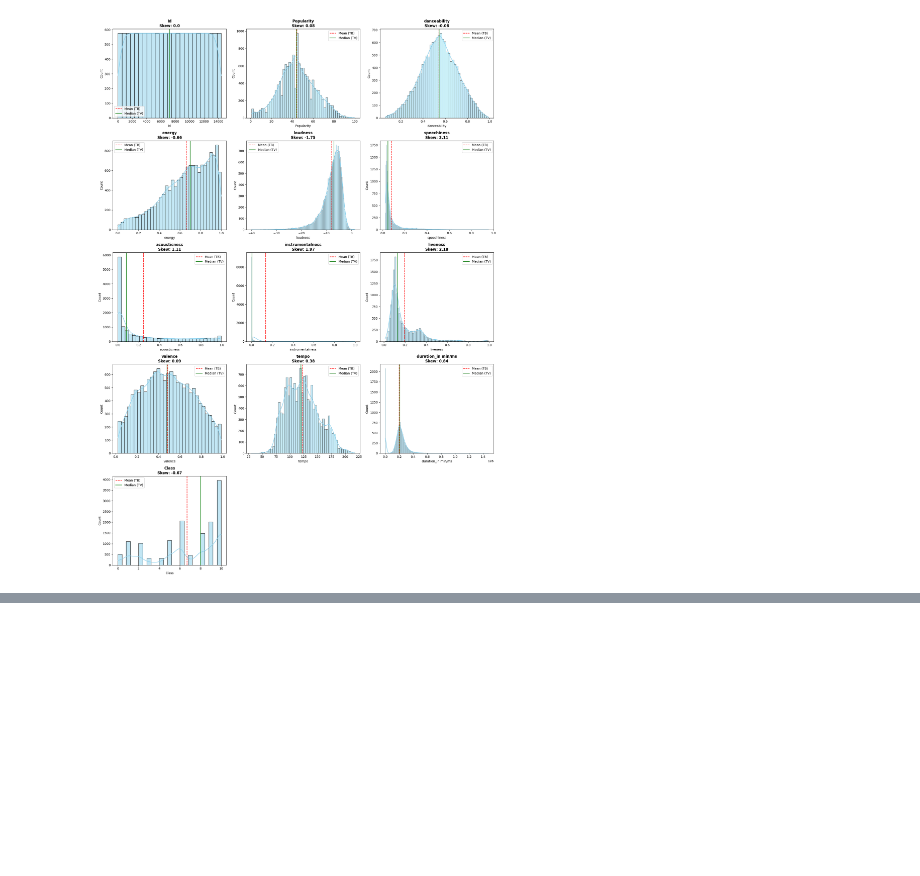
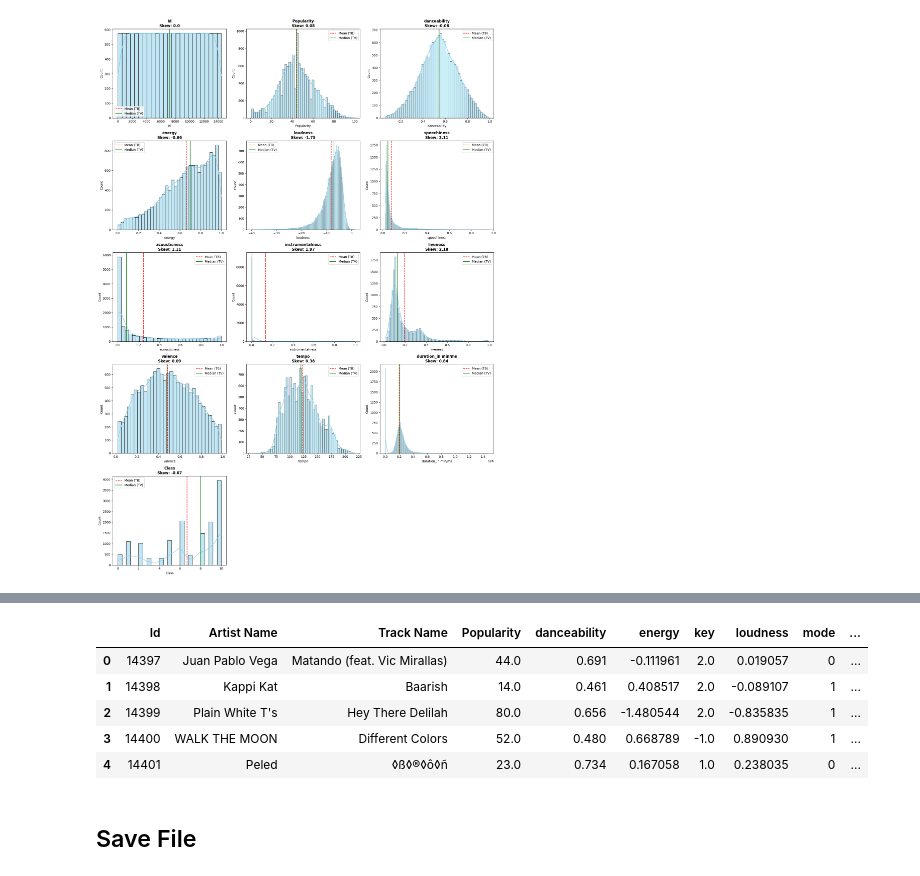
Before and after one commit to NguyenToanThang-kotaru/MachineLearningBasic_teamPJ, a Jupyter notebook: music_genre/notebook/general/preprocessing.ipynb, the cells around one changed output, grey strips where cells are left out. Saved outputs shown, nothing was run; the diff lists cells and outputs as text; code cells hidden in the pictures; blank space fills up the shorter version.

```diff
--- a/music_genre/notebook/general/preprocessing.ipynb
+++ b/music_genre/notebook/general/preprocessing.ipynb
@@ -164,0 +241,11 @@ dtype: float64
+# %%
+test.head()
+# %% [output]
+|  | Id | Artist Name | Track Name | Popularity | danceability | energy | key | loudness | mode | ... |
+| 0 | 14397 | Juan Pablo Vega | Matando (feat. Vic Mirallas) | 44.0 | 0.691 | -0.111961 | 2.0 | 0.019057 | 0 | ... |
+| 1 | 14398 | Kappi Kat | Baarish | 14.0 | 0.461 | 0.408517 | 2.0 | -0.089107 | 1 | ... |
+| 2 | 14399 | Plain White T's | Hey There Delilah | 80.0 | 0.656 | -1.480544 | 2.0 | -0.835835 | 1 | ... |
+| 3 | 14400 | WALK THE MOON | Different Colors | 52.0 | 0.480 | 0.668789 | -1.0 | 0.890930 | 1 | ... |
+| 4 | 14401 | Peled | ◊ß◊®◊ô◊ñ | 23.0 | 0.734 | 0.167058 | 1.0 | 0.238035 | 0 | ... |
+# %% [markdown]
+## Save File
```
Also changed, not shown: parts of 13 cells of this notebook.
